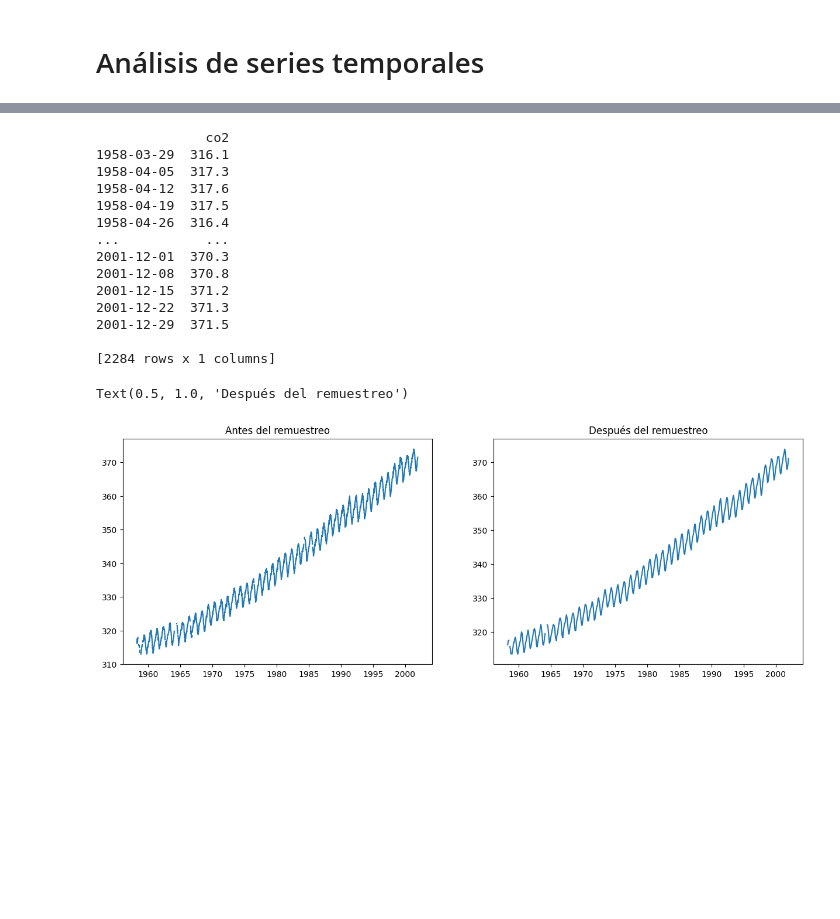
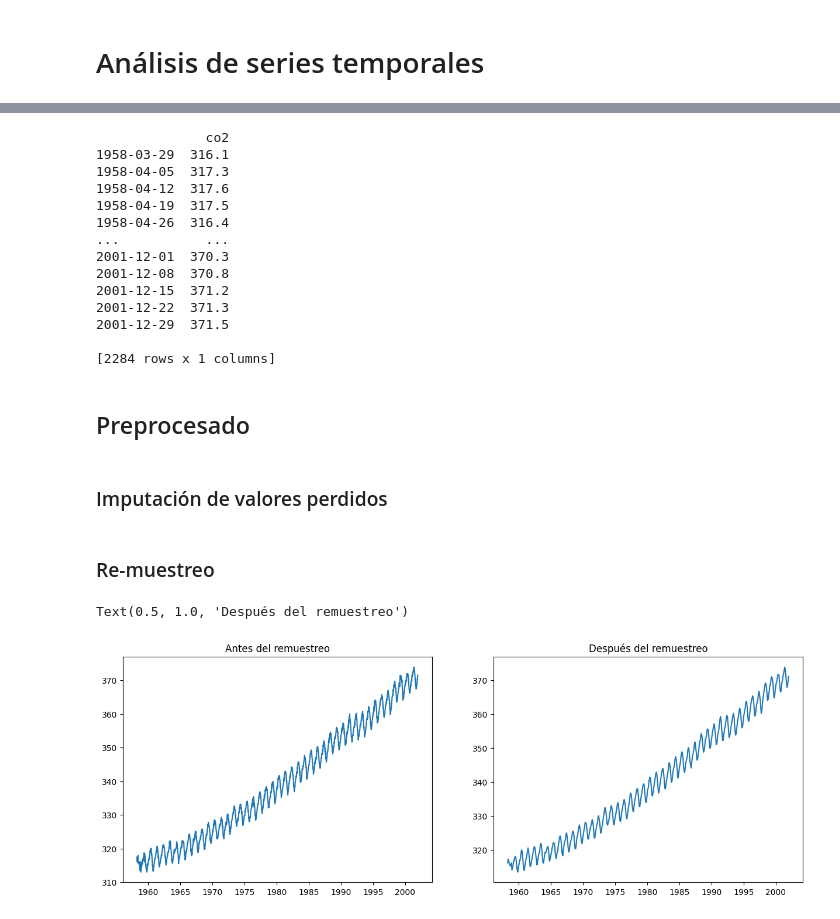
Before and after one commit to Samuels04/University, a Jupyter notebook: 4th Year/IntNeg/Theory/EntregaTeoría2.ipynb, the cells around one changed output, grey strips where cells are left out. Drawn from its saved outputs; the diff is of its cells as text; code cells hidden in the pictures; blank space fills up the shorter version.

```diff
--- a/4th Year/IntNeg/Theory/EntregaTeoría2.ipynb
+++ b/4th Year/IntNeg/Theory/EntregaTeoría2.ipynb
@@ -3,24 +5,14 @@
 # %%
+import warnings
 import pandas as pd
 import numpy as np
 import matplotlib.pylab as plt
 import itertools
 import statsmodels.api as sm
+warnings.filterwarnings("ignore")
 # Cargamos el dataset
 data = sm.datasets.co2.load_pandas().data
 print(data)
-
-fig, (ax1, ax2) = plt.subplots(nrows=1, ncols=2, figsize=(15, 5))
-
-# Observamos antes del remuestreo...
-ax1.plot(data)
-ax1.set_title(label="Antes del remuestreo")
-
-
-#... y después
-y = data.resample('ME').mean()
-ax2.plot(y)
-ax2.set_title(label="Después del remuestreo")
 # %% [output]
               co2
 1958-03-29  316.1
@@ -36,5 +28,26 @@ ax2.set_title(label="Después del remuestreo")
 2001-12-29  371.5
 
 [2284 rows x 1 columns]
-Text(0.5, 1.0, 'Después del remuestreo')
-[figure, removed]
+# %% [markdown]
+## Preprocesado
+# %% [markdown]
+### Imputación de valores perdidos
+# %%
+y = data.interpolate(method='spline', order=1)
+# %% [markdown]
+### Re-muestreo
+# %%
+fig, (ax1, ax2) = plt.subplots(nrows=1, ncols=2, figsize=(15, 5))
+
+# Observamos antes del remuestreo...
+ax1.plot(y)
+ax1.set_title(label="Antes del remuestreo")
+
+
+#... y después
+y_r = y.resample('ME').mean()
+ax2.plot(y_r)
+ax2.set_title(label="Después del remuestreo")
+# %% [output]
+Text(0.5, 1.0, 'Después del remuestreo')
+[figure, added]
```
Also changed, not shown: parts of 6 cells of this notebook.
